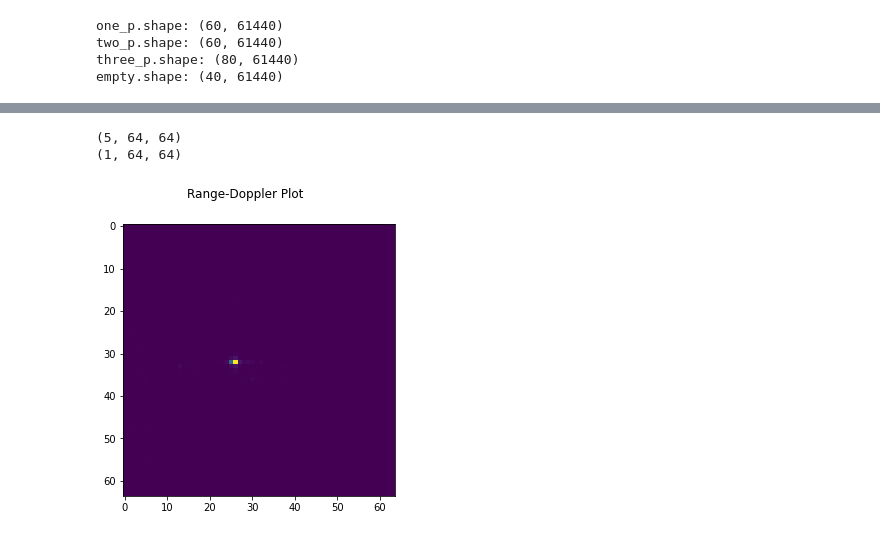
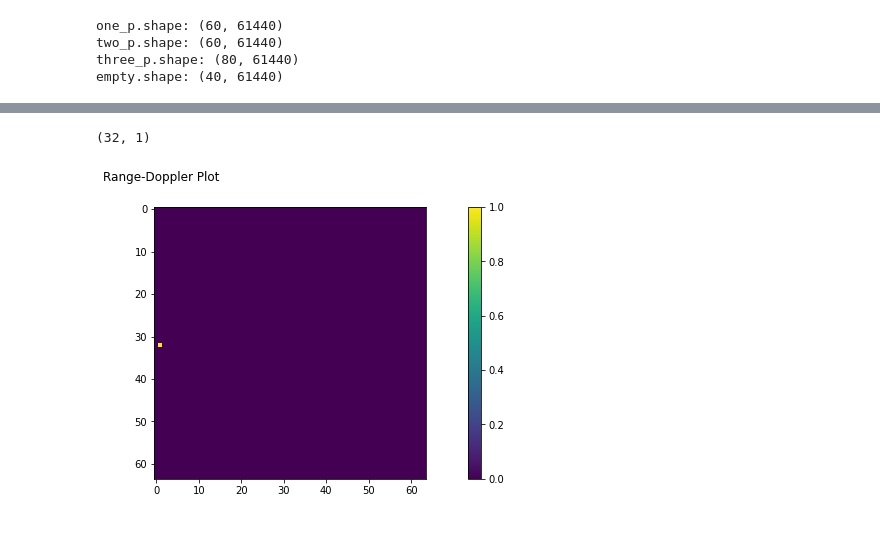
Before and after one commit to ml-lohi/hackathon-milan, a Jupyter notebook: submission/code/data_overlook_bamboo.ipynb, the cells around one changed output, grey strips where cells are left out. Cells and saved outputs as stored; diff of their text form; code cells hidden in the pictures.

```diff
--- a/submission/code/data_overlook_bamboo.ipynb
+++ b/submission/code/data_overlook_bamboo.ipynb
@@ -126,21 +141,20 @@ for i in range(1):
-# %%
-sample = empty[20].squeeze()
-sample = np.sum(sample, axis = 1).squeeze()
-print(sample.shape)
-saliency_map = calculate_saliency_map(sample)
-print(saliency_map.shape)
-fig, axs = plt.subplots(1, len(saliency_map), figsize=(15, 5), sharex=True, sharey=True)
-fig.suptitle("Range-Doppler Plot")
-for i in range(1):
-    to_plot = np.abs(saliency_map)[j, :, :]
-    if len(saliency_map) == 1:
-        axs.imshow(to_plot)
-    else:
-        for j in range(len(saliency_map)):
-            to_plot = np.abs(saliency_map)[j, :, :]
-            axs[j].imshow(to_plot)
-            axs[j].set_aspect("equal")
-# %% [output]
-(5, 64, 64)
-(1, 64, 64)
-[figure, removed]
+# %%
+maps = []
+
+for sample in empty:
+    sample_empty = np.sum(sample, axis = 0).squeeze()
+    saliency_map_empty = sample_empty #calculate_saliency_map(sample_empty)
+    saliency_map_empty = saliency_map_empty / np.linalg.norm(saliency_map_empty)
+    maps.append(saliency_map_empty.squeeze())
+maps = np.asarray(maps)
+noise = np.sum(maps, axis=0)
+noise = noise / np.linalg.norm(noise)
+noise = noise > 0.5
+index_max = np.unravel_index(np.argmax(noise), np.array(noise).shape)
+print(index_max)
+radius = 3
+noise[index_max[0]-radius:index_max[0]+radius,  index_max[1]-radius:index_max[1]+radius] = 1
+plot_saliency_map(np.expand_dims(noise, axis=0))
+# %% [output]
+(32, 1)
+[figure, added]
```
Also changed, not shown: parts of 13 cells of this notebook, 4 other files.
